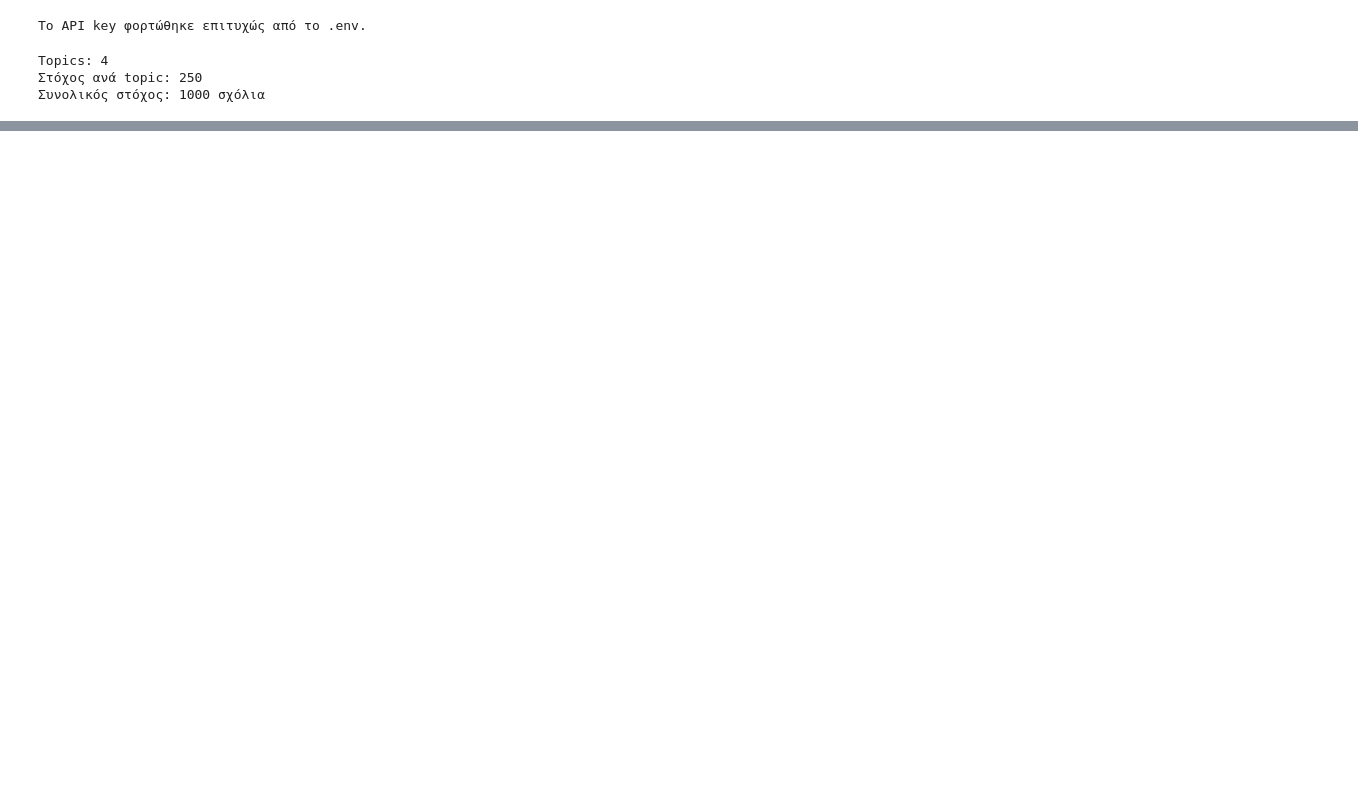
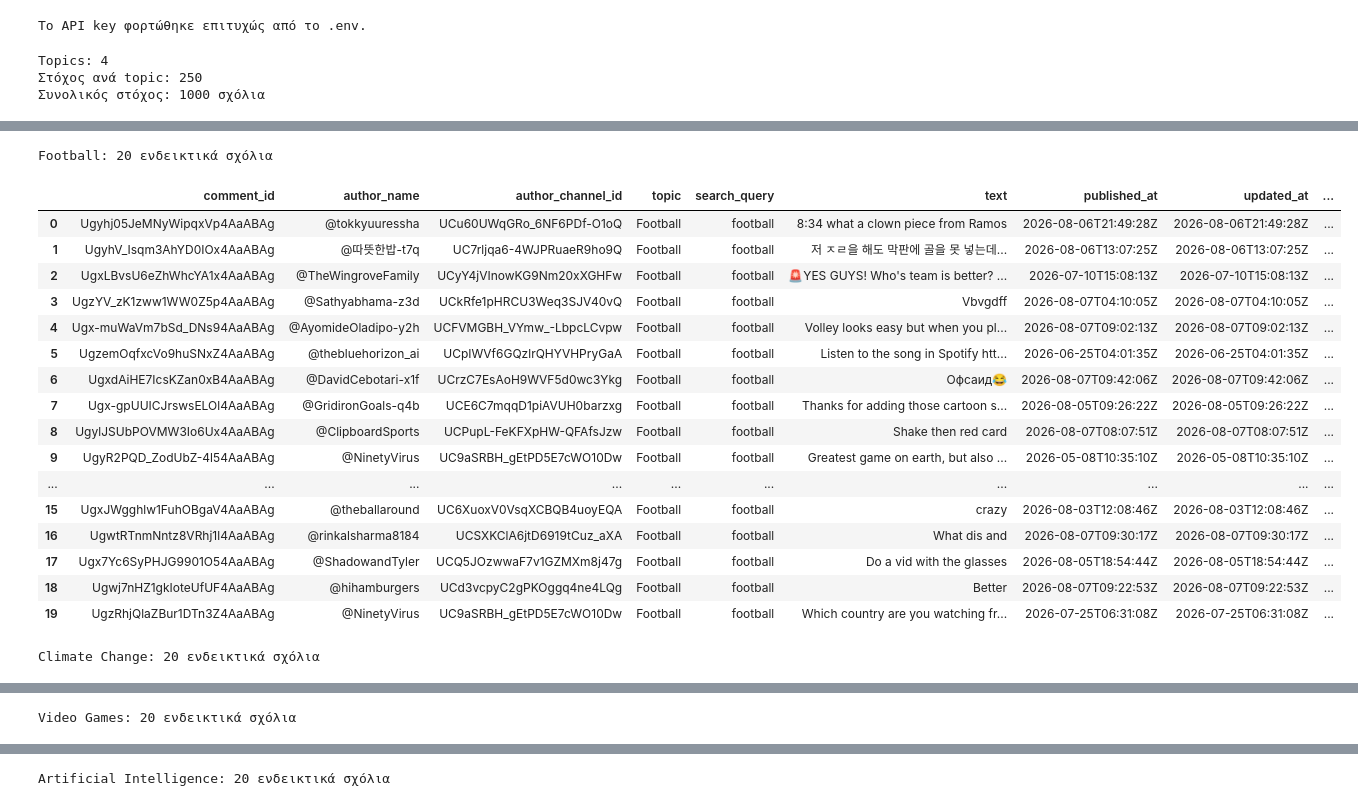
Before and after one commit to Loukas89/YouTube-Comment-Analysis-ML, a Jupyter notebook: notebooks/01_Data_Collection.ipynb, the cells around one changed output, grey strips where cells are left out. Drawn from its saved outputs; the diff is of its cells as text; code cells hidden in the pictures; blank space fills up the shorter version.

```diff
--- a/notebooks/01_Data_Collection.ipynb
+++ b/notebooks/01_Data_Collection.ipynb
@@ -541,0 +530,61 @@ display(comments_df.head())
+# %%
+# Εμφάνιση 20 ενδεικτικών σχολίων από κάθε topic
+
+SAMPLE_PER_TOPIC = 20
+
+SAMPLE_COLUMNS = [
+    "comment_id",
+    "author_name",
+    "author_channel_id",
+    "topic",
+    "search_query",
+    "text",
+    "published_at",
+    "updated_at",
+    "like_count",
+    "reply_count",
+    "video_id",
+    "video_title",
+    "video_channel",
+    "search_rank",
+    "comment_url",
+    "collected_at"
+]
+
+for topic in TOPICS:
+
+    topic_sample = (
+        comments_df[
+            comments_df["topic"] == topic
+        ][SAMPLE_COLUMNS]
+        .head(SAMPLE_PER_TOPIC)
+        .reset_index(drop=True)
+    )
+
+    print(f"\n{topic}: {len(topic_sample)} ενδεικτικά σχόλια")
+
+    with pd.option_context(
+        "display.max_colwidth",
+        200
+    ):
+        display(topic_sample)
+# %% [output]
+Football: 20 ενδεικτικά σχόλια
+|  | comment_id | author_name | author_channel_id | topic | search_query | text | published_at | updated_at | ... |
+| 0 | Ugyhj05JeMNyWipqxVp4AaABAg | @tokkyuuressha | UCu60UWqGRo_6NF6PDf-O1oQ | Football | football | 8:34 what a clown piece from Ramos | 2026-08-06T21:49:28Z | 2026-08-06T21:49:28Z | ... |
+| 1 | UgyhV_Isqm3AhYD0IOx4AaABAg | @따뜻한밥-t7q | UC7rljqa6-4WJPRuaeR9ho9Q | Football | football | 저 ㅈㄹ을 해도 막판에 골을 못 넣는데... | 2026-08-06T13:07:25Z | 2026-08-06T13:07:25Z | ... |
+| 2 | UgxLBvsU6eZhWhcYA1x4AaABAg | @TheWingroveFamily | UCyY4jVInowKG9Nm20xXGHFw | Football | football | 🚨YES GUYS! Who's team is better? ... | 2026-07-10T15:08:13Z | 2026-07-10T15:08:13Z | ... |
+| 3 | UgzYV_zK1zww1WW0Z5p4AaABAg | @Sathyabhama-z3d | UCkRfe1pHRCU3Weq3SJV40vQ | Football | football | Vbvgdff | 2026-08-07T04:10:05Z | 2026-08-07T04:10:05Z | ... |
+| 4 | Ugx-muWaVm7bSd_DNs94AaABAg | @AyomideOladipo-y2h | UCFVMGBH_VYmw_-LbpcLCvpw | Football | football | Volley looks easy but when you pl... | 2026-08-07T09:02:13Z | 2026-08-07T09:02:13Z | ... |
+| 5 | UgzemOqfxcVo9huSNxZ4AaABAg | @thebluehorizon_ai | UCpIWVf6GQzlrQHYVHPryGaA | Football | football | Listen to the song in Spotify htt... | 2026-06-25T04:01:35Z | 2026-06-25T04:01:35Z | ... |
+| 6 | UgxdAiHE7IcsKZan0xB4AaABAg | @DavidCebotari-x1f | UCrzC7EsAoH9WVF5d0wc3Ykg | Football | football | Офсаид😂 | 2026-08-07T09:42:06Z | 2026-08-07T09:42:06Z | ... |
+| 7 | Ugx-gpUUICJrswsELOl4AaABAg | @GridironGoals-q4b | UCE6C7mqqD1piAVUH0barzxg | Football | football | Thanks for adding those cartoon s... | 2026-08-05T09:26:22Z | 2026-08-05T09:26:22Z | ... |
+| 8 | UgylJSUbPOVMW3Io6Ux4AaABAg | @ClipboardSports | UCPupL-FeKFXpHW-QFAfsJzw | Football | football | Shake then red card | 2026-08-07T08:07:51Z | 2026-08-07T08:07:51Z | ... |
+| 9 | UgyR2PQD_ZodUbZ-4l54AaABAg | @NinetyVirus | UC9aSRBH_gEtPD5E7cWO10Dw | Football | football | Greatest game on earth, but also ... | 2026-05-08T10:35:10Z | 2026-05-08T10:35:10Z | ... |
+| ... | ... | ... | ... | ... | ... | ... | ... | ... | ... |
+| 15 | UgxJWgghlw1FuhOBgaV4AaABAg | @theballaround | UC6XuoxV0VsqXCBQB4uoyEQA | Football | football | crazy | 2026-08-03T12:08:46Z | 2026-08-03T12:08:46Z | ... |
+| 16 | UgwtRTnmNntz8VRhj1l4AaABAg | @rinkalsharma8184 | UCSXKClA6jtD6919tCuz_aXA | Football | football | What dis and | 2026-08-07T09:30:17Z | 2026-08-07T09:30:17Z | ... |
+| 17 | Ugx7Yc6SyPHJG9901O54AaABAg | @ShadowandTyler | UCQ5JOzwwaF7v1GZMXm8j47g | Football | football | Do a vid with the glasses | 2026-08-05T18:54:44Z | 2026-08-05T18:54:44Z | ... |
+| 18 | Ugwj7nHZ1gkIoteUfUF4AaABAg | @hihamburgers | UCd3vcpyC2gPKOggq4ne4LQg | Football | football | Better | 2026-08-07T09:22:53Z | 2026-08-07T09:22:53Z | ... |
+| 19 | UgzRhjQlaZBur1DTn3Z4AaABAg | @NinetyVirus | UC9aSRBH_gEtPD5E7cWO10Dw | Football | football | Which country are you watching fr... | 2026-07-25T06:31:08Z | 2026-07-25T06:31:08Z | ... |
+Climate Change: 20 ενδεικτικά σχόλια
@@ -541,0 +608 @@ display(comments_df.head())
+Video Games: 20 ενδεικτικά σχόλια
@@ -541,0 +626 @@ display(comments_df.head())
+Artificial Intelligence: 20 ενδεικτικά σχόλια
```
Also changed, not shown: parts of 4 cells of this notebook, 10 other files.
